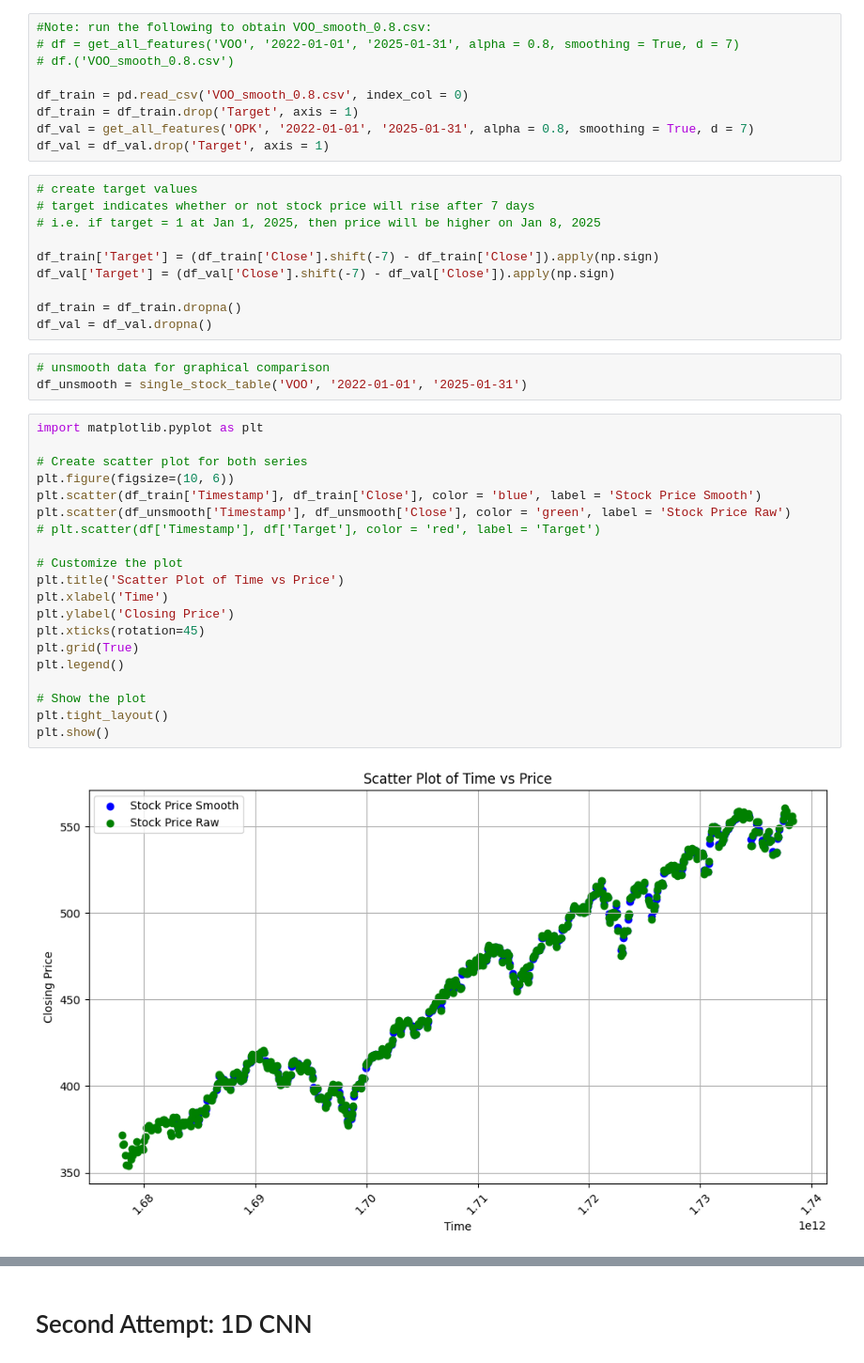
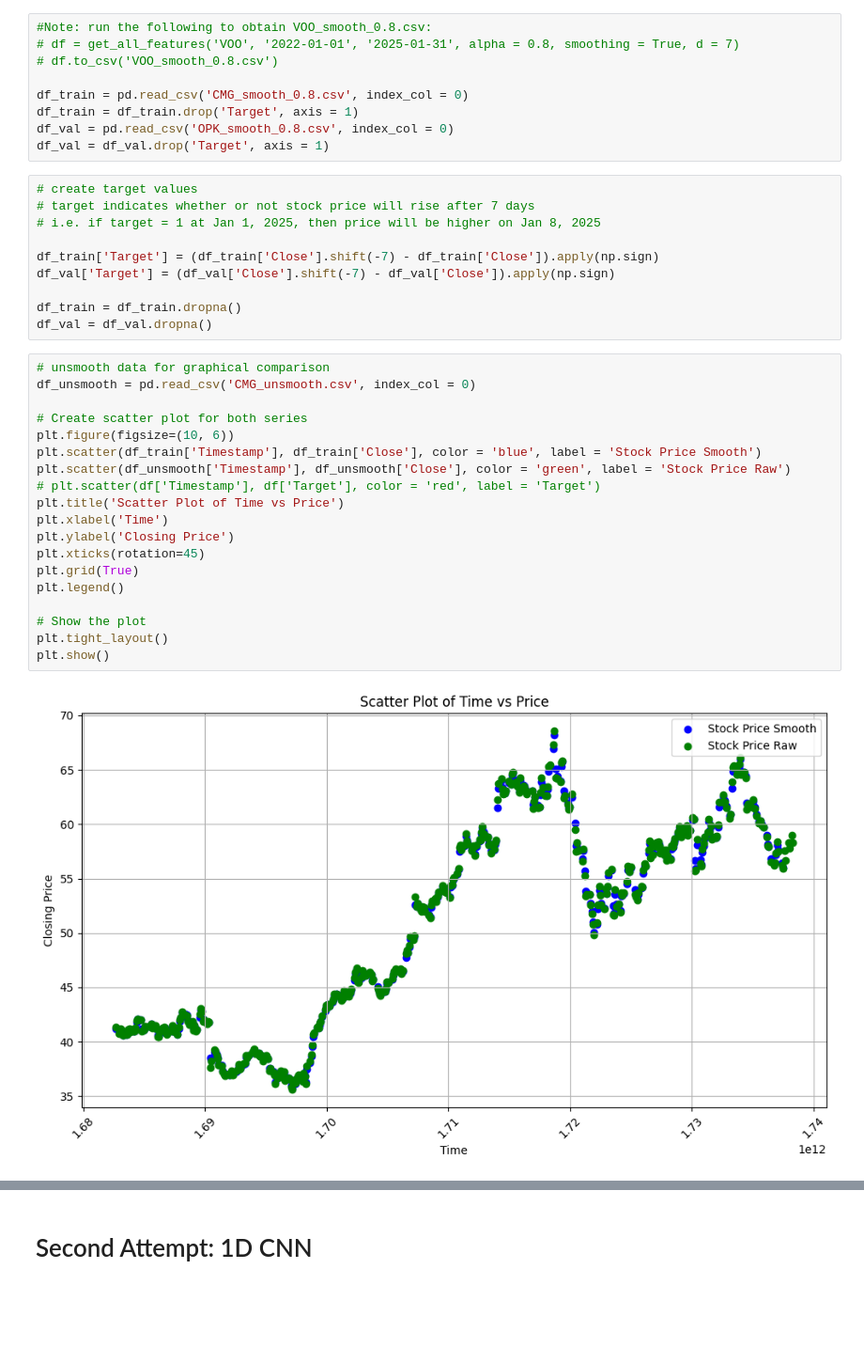
Before and after one commit to Justin-Pascua/PIC16B-Group-E, a Jupyter notebook: Project_Practice_ML.ipynb, the cells around one changed output, grey strips where cells are left out. Shown: that part at 94% size. Saved outputs shown, nothing was run; the diff lists cells and outputs as text; blank space fills up the shorter version.

```diff
--- a/Project_Practice_ML.ipynb
+++ b/Project_Practice_ML.ipynb
@@ -30,11 +28,11 @@ from sklearn.model_selection import train_test_split
 # %%
 #Note: run the following to obtain VOO_smooth_0.8.csv:
 # df = get_all_features('VOO', '2022-01-01', '2025-01-31', alpha = 0.8, smoothing = True, d = 7)
-# df.('VOO_smooth_0.8.csv')
+# df.to_csv('VOO_smooth_0.8.csv')
 
-df_train = pd.read_csv('VOO_smooth_0.8.csv', index_col = 0)
+df_train = pd.read_csv('CMG_smooth_0.8.csv', index_col = 0)
 df_train = df_train.drop('Target', axis = 1)
-df_val = get_all_features('OPK', '2022-01-01', '2025-01-31', alpha = 0.8, smoothing = True, d = 7)
+df_val = pd.read_csv('OPK_smooth_0.8.csv', index_col = 0)
 df_val = df_val.drop('Target', axis = 1)
 # %%
 # create target values
@@ -46,29 +44,25 @@ df_val['Target'] = (df_val['Close'].shift(-7) - df_val['Close']).apply(np.sign)
 
 df_train = df_train.dropna()
 df_val = df_val.dropna()
-# %%
-# unsmooth data for graphical comparison
-df_unsmooth = single_stock_table('VOO', '2022-01-01', '2025-01-31')
 # %%
-import matplotlib.pyplot as plt
+# unsmooth data for graphical comparison
+df_unsmooth = pd.read_csv('CMG_unsmooth.csv', index_col = 0)
 
 # Create scatter plot for both series
 plt.figure(figsize=(10, 6))
 plt.scatter(df_train['Timestamp'], df_train['Close'], color = 'blue', label = 'Stock Price Smooth')
 plt.scatter(df_unsmooth['Timestamp'], df_unsmooth['Close'], color = 'green', label = 'Stock Price Raw')
 # plt.scatter(df['Timestamp'], df['Target'], color = 'red', label = 'Target')
-
-# Customize the plot
 plt.title('Scatter Plot of Time vs Price')
 plt.xlabel('Time')
 plt.ylabel('Closing Price')
 plt.xticks(rotation=45)
 plt.grid(True)
 plt.legend()
 
 # Show the plot
 plt.tight_layout()
 plt.show()
 # %% [output]
-[figure, old version]
+[figure, new version]
 # %%
```
Also changed, not shown: parts of 20 cells of this notebook, 7 other files.
